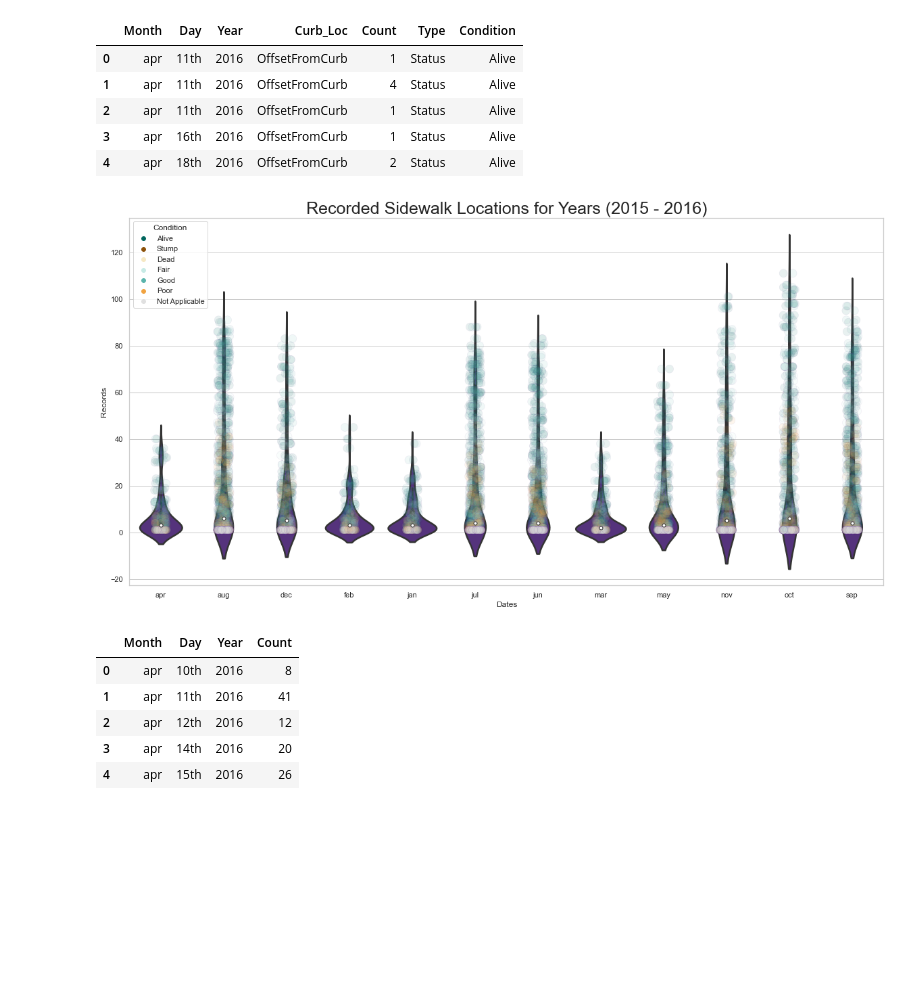
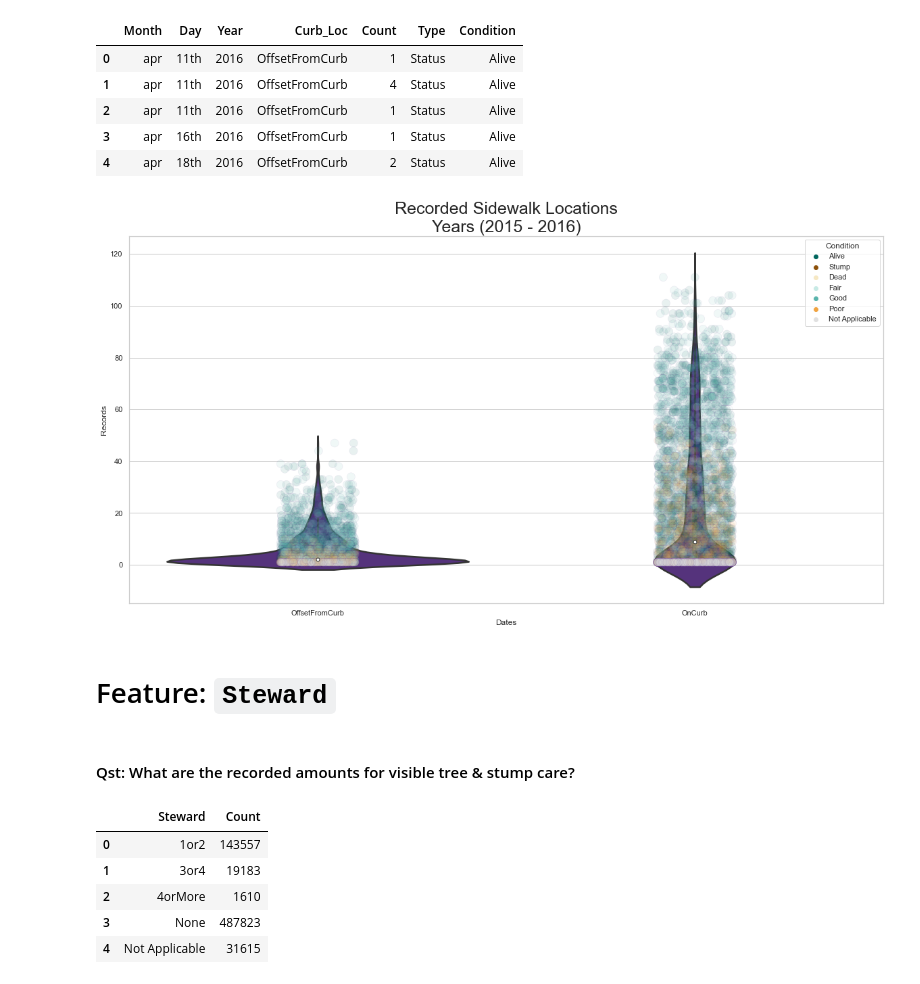
Before and after one commit to MarcellaHarr/ny_street-trees_2015, a Jupyter notebook: exploration-ny-street-trees.ipynb, the cells around one changed output. Cells and saved outputs as stored; diff of their text form; code cells hidden in the pictures; blank space fills up the shorter version.

```diff
--- a/exploration-ny-street-trees.ipynb
+++ b/exploration-ny-street-trees.ipynb
@@ -1163,0 +1259,22 @@ nameTable.head()
+# %%
+# Year dictionary for year column
+# Dataset has only has yrs 2015, 2016
+
+yearDict = {2015: '2015', 2016: '2016'}
+
+# map to yr col
+
+subsetFeats1['Year'] = subsetFeats1['Year'].map(yearDict)
+# %%
+# Calculate a mean column of the counts per month/day/yr
+
+monthlyMean = subsetFeats1.groupby('Month')['Count'].mean()
+subsetFeats1['Mean_mth'] = subsetFeats1['Month'].map(monthlyMean)
+
+dailyMean = subsetFeats1.groupby('Day')['Count'].mean()
+subsetFeats1['Mean_day'] = subsetFeats1['Day'].map(dailyMean)
+
+yearlyMean = subsetFeats1.groupby('Year')['Count'].mean()
+subsetFeats1['Mean_yr'] = subsetFeats1['Year'].map(yearlyMean)
+
+subsetFeats1.head()
@@ -1309,7 +1534,7 @@ plt.show()
 # Filter for dates & curb location
 # intakeSubset cols: Created_At / Curb_Loc, Month, Day, Year, Status, Health
 
-datesSidewalk = subset(intakeSubset)
+datesSidewalk = subset(subsetFeats1)
 datesSidewalk.head()
 # %% [output]
 |  | Curb_Loc | Month | Day | Year | Status | Health | Count |
@@ -1321,7 +1546,7 @@ datesSidewalk.head()
 # %%
 # Melt date & curb locations
 
-datesByCurbs = datesSidewalk.melt(id_vars = ['Month',
+datesSidewalk = datesSidewalk.melt(id_vars = ['Month',
                                              'Day',
                                              'Year',
                                              'Curb_Loc',
@@ -1330,7 +1555,7 @@ datesByCurbs = datesSidewalk.melt(id_vars = ['Month',
                                              'Health'],
                                var_name = "Type",
                                value_name = "Condition")
-datesByCurbs.head()
+datesSidewalk.head()
 # %% [output]
 |  | Month | Day | Year | Curb_Loc | Count | Type | Condition |
 | 0 | apr | 11th | 2016 | OffsetFromCurb | 1 | Status | Alive |
@@ -1346,57 +1571,61 @@ fig, ax = plt.subplots(1, 1, figsize=(20, 10))
 
 
 # Plot
-sns.stripplot(data = datesByCurbs,
-             x = 'Month',
+sns.stripplot(data = datesSidewalk,
+             x = 'Curb_Loc',
              y = 'Count',
              hue = 'Condition',
              palette = ['#01665e',
                         '#8c510a',
                         '#f6e8c3',
                         '#c7eae5',
                         '#5ab4ac',
                         '#f1a340',
                         '#e0e0e0'],
              edgecolor = '#542788',
              linewidth = 0.5,
              alpha = 0.09,
              jitter = True,
              size = 12)
 
-sns.violinplot(data = datesByCurbs,
-             x = 'Month',
+sns.violinplot(data = datesSidewalk,
+             x = 'Curb_Loc',
              y = 'Count',
              linewidth = 2.5,
              color = '#542788')
 
 
 # Customize fig
 ax.set_xlabel('Dates')
 ax.set_ylabel('Records')
-plt.title('Recorded Sidewalk Locations for Years (2015 - 2016)',
+plt.title('Recorded Sidewalk Locations\nYears (2015 - 2016)',
            size = 25)
 
 
 # Save fig
 # plt.savefig("Recorded Conditions for Two Years")
 
 # Plot fig
 plt.show()
 # %% [output]
-[figure, old version]
+[figure, new version]
+# %% [markdown]
+# Feature: `Steward`
+# %% [markdown]
+#### Qst: What are the recorded amounts for visible tree & stump care?
 # %%
-# Filter for dates & scientific names
-# intakeSubset cols: Spc_Latin / Month, Day, Year
+# Filter for stewardship & scientific names
+# treeSubset cols: Tree_Id / Steward
 
-datesByNames = subset(intakeSubset)
-datesByNames.head()
+stewardship = subset(treeSubset)
+stewardship
 # %% [output]
-|  | Month | Day | Year | Count |
-| 0 | apr | 10th | 2016 | 8 |
-| 1 | apr | 11th | 2016 | 41 |
-| 2 | apr | 12th | 2016 | 12 |
-| 3 | apr | 14th | 2016 | 20 |
-| 4 | apr | 15th | 2016 | 26 |
+|  | Steward | Count |
+| 0 | 1or2 | 143557 |
+| 1 | 3or4 | 19183 |
+| 2 | 4orMore | 1610 |
+| 3 | None | 487823 |
+| 4 | Not Applicable | 31615 |
 # %%
 # Visualise scientific names recorded
 
```
Also changed, not shown: parts of 153 cells of this notebook.
